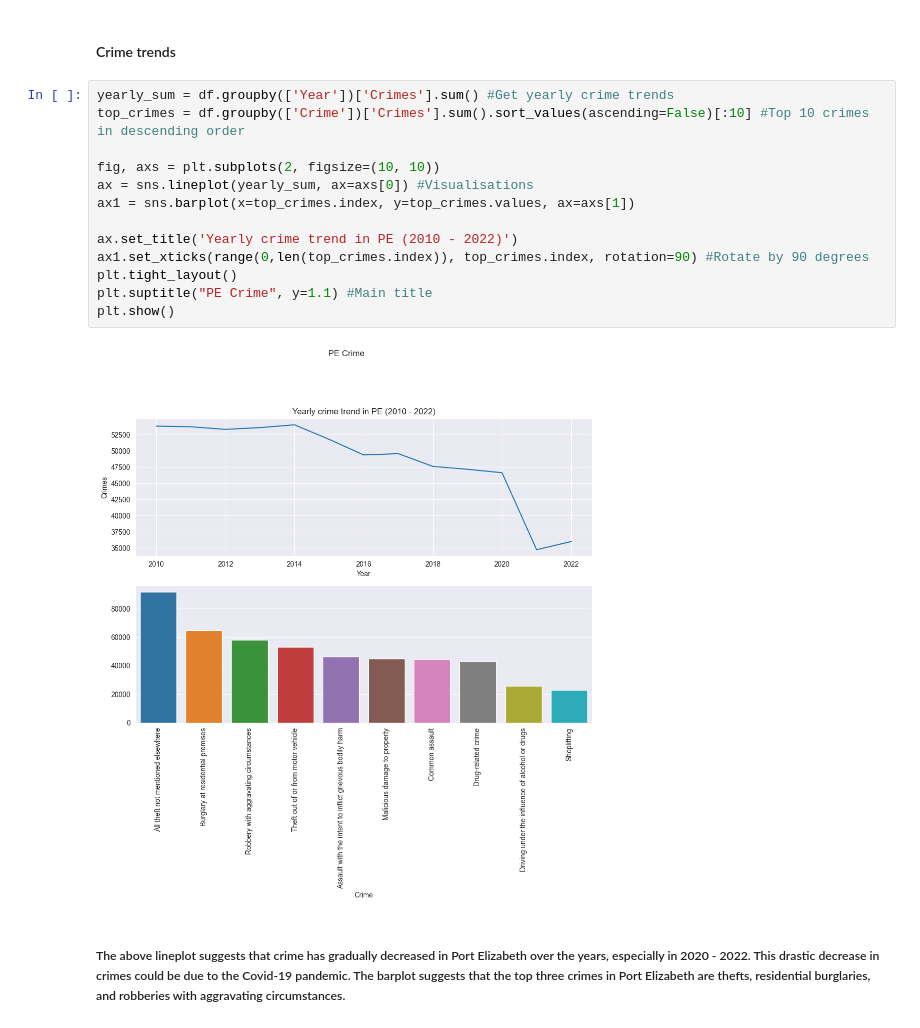
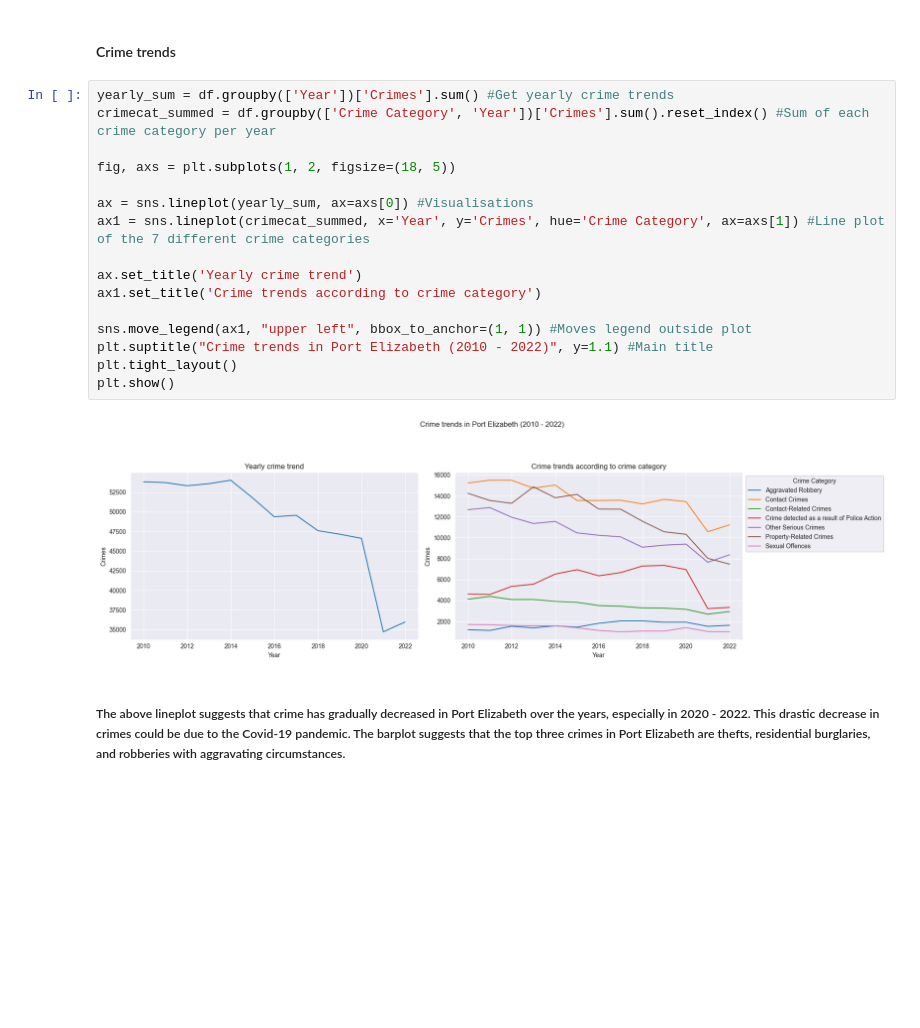
Before and after one commit to BlocknBoom123/CrimePy, a Jupyter notebook: SA/CrimePy.ipynb, the cells around one changed output. Drawn from its saved outputs; the diff is of its cells as text; blank space fills up the shorter version.

```diff
--- a/SA/CrimePy.ipynb
+++ b/SA/CrimePy.ipynb
@@ -220,19 +214,22 @@ anova_table
 #### Crime trends
 # %%
 yearly_sum = df.groupby(['Year'])['Crimes'].sum() #Get yearly crime trends
-top_crimes = df.groupby(['Crime'])['Crimes'].sum().sort_values(ascending=False)[:10] #Top 10 crimes in descending order
+crimecat_summed = df.groupby(['Crime Category', 'Year'])['Crimes'].sum().reset_index() #Sum of each crime category per year
 
-fig, axs = plt.subplots(2, figsize=(10, 10))
+fig, axs = plt.subplots(1, 2, figsize=(18, 5))
+
 ax = sns.lineplot(yearly_sum, ax=axs[0]) #Visualisations
-ax1 = sns.barplot(x=top_crimes.index, y=top_crimes.values, ax=axs[1])
+ax1 = sns.lineplot(crimecat_summed, x='Year', y='Crimes', hue='Crime Category', ax=axs[1]) #Line plot of the 7 different crime categories
 
-ax.set_title('Yearly crime trend in PE (2010 - 2022)')
-ax1.set_xticks(range(0,len(top_crimes.index)), top_crimes.index, rotation=90) #Rotate by 90 degrees
+ax.set_title('Yearly crime trend')
+ax1.set_title('Crime trends according to crime category')
+
+sns.move_legend(ax1, "upper left", bbox_to_anchor=(1, 1)) #Moves legend outside plot
+plt.suptitle("Crime trends in Port Elizabeth (2010 - 2022)", y=1.1) #Main title
 plt.tight_layout()
-plt.suptitle("PE Crime", y=1.1) #Main title
 plt.show()
 # %% [output]
-[figure, old version]
+[figure, new version]
 # %% [markdown]
 ##### The above lineplot suggests that crime has gradually decreased in Port Elizabeth over the years, especially in 2020 - 2022. This drastic decrease in crimes could be due to the Covid-19 pandemic. The barplot suggests that the top three crimes in Port Elizabeth are thefts, residential burglaries, and robberies with aggravating circumstances.
 # %% [markdown]
```
Also changed, not shown: parts of 11 cells of this notebook, 3 other files.
